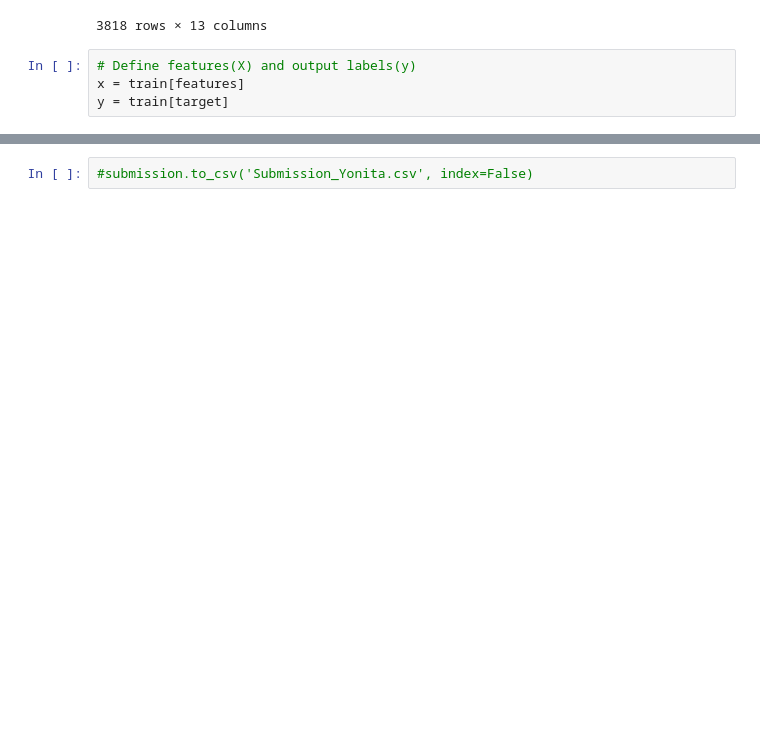
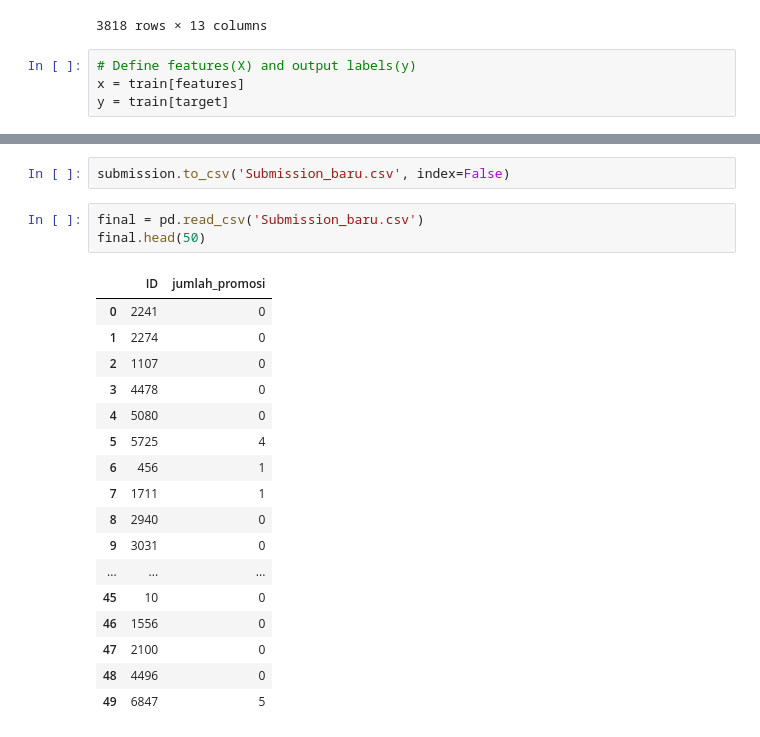
Before and after one commit to triskaaaw/prediction, a Jupyter notebook: prediction_yonita.ipynb, the cells around one changed output, grey strips where cells are left out. Drawn from its saved outputs; the diff is of its cells as text; blank space fills up the shorter version.

```diff
--- a/prediction_yonita.ipynb
+++ b/prediction_yonita.ipynb
@@ -1392,4 +1384,25 @@ submission
 | 3817 | 2151 | 0 |
 3818 rows × 2 columns
 # %%
-#submission.to_csv('Submission_Yonita.csv', index=False)
+submission.to_csv('Submission_baru.csv', index=False)
+# %%
+final = pd.read_csv('Submission_baru.csv')
+final.head(50)
+# %% [output]
+|  | ID | jumlah_promosi |
+| 0 | 2241 | 0 |
+| 1 | 2274 | 0 |
+| 2 | 1107 | 0 |
+| 3 | 4478 | 0 |
+| 4 | 5080 | 0 |
+| 5 | 5725 | 4 |
+| 6 | 456 | 1 |
+| 7 | 1711 | 1 |
+| 8 | 2940 | 0 |
+| 9 | 3031 | 0 |
+| ... | ... | ... |
+| 45 | 10 | 0 |
+| 46 | 1556 | 0 |
+| 47 | 2100 | 0 |
+| 48 | 4496 | 0 |
+| 49 | 6847 | 5 |
```
Also changed, not shown: parts of 18 cells of this notebook, 1 other file.
